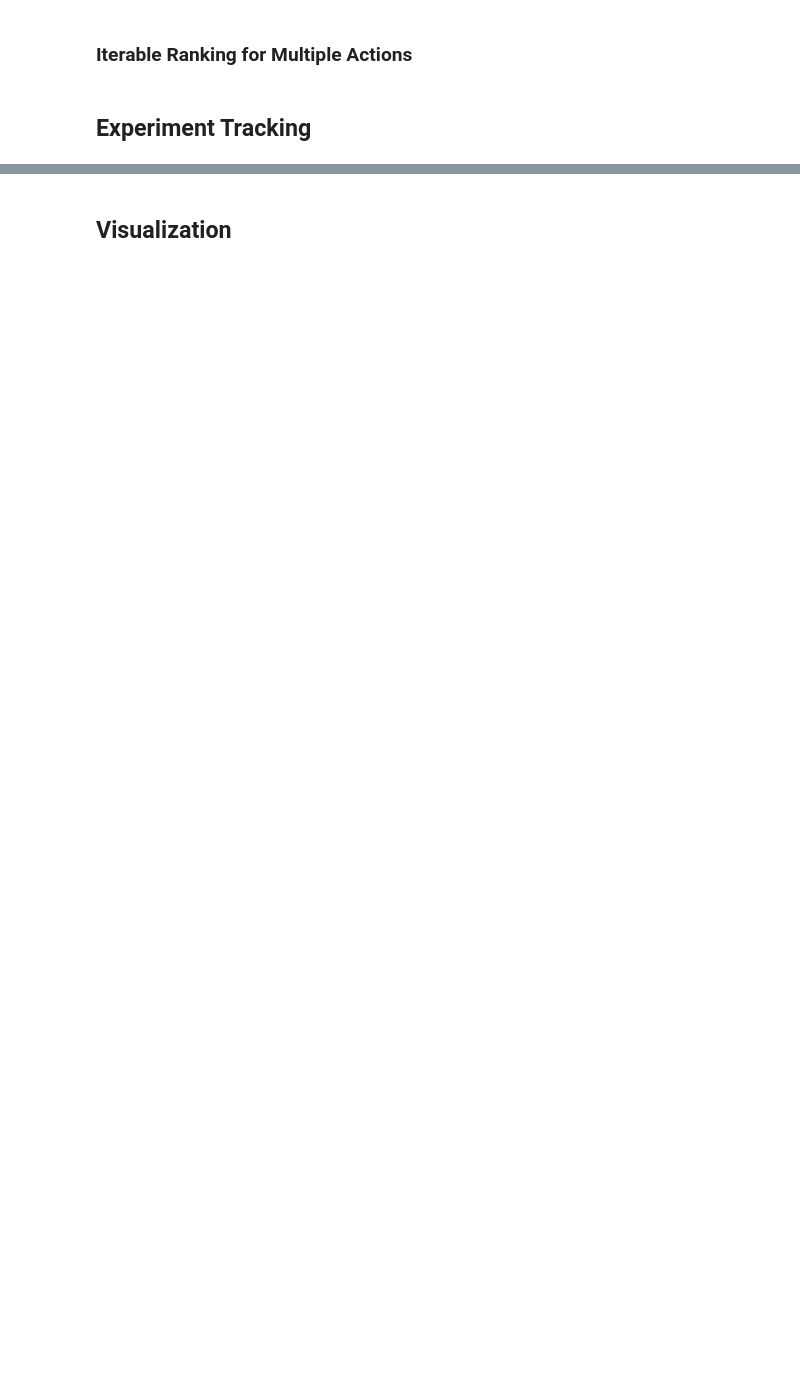
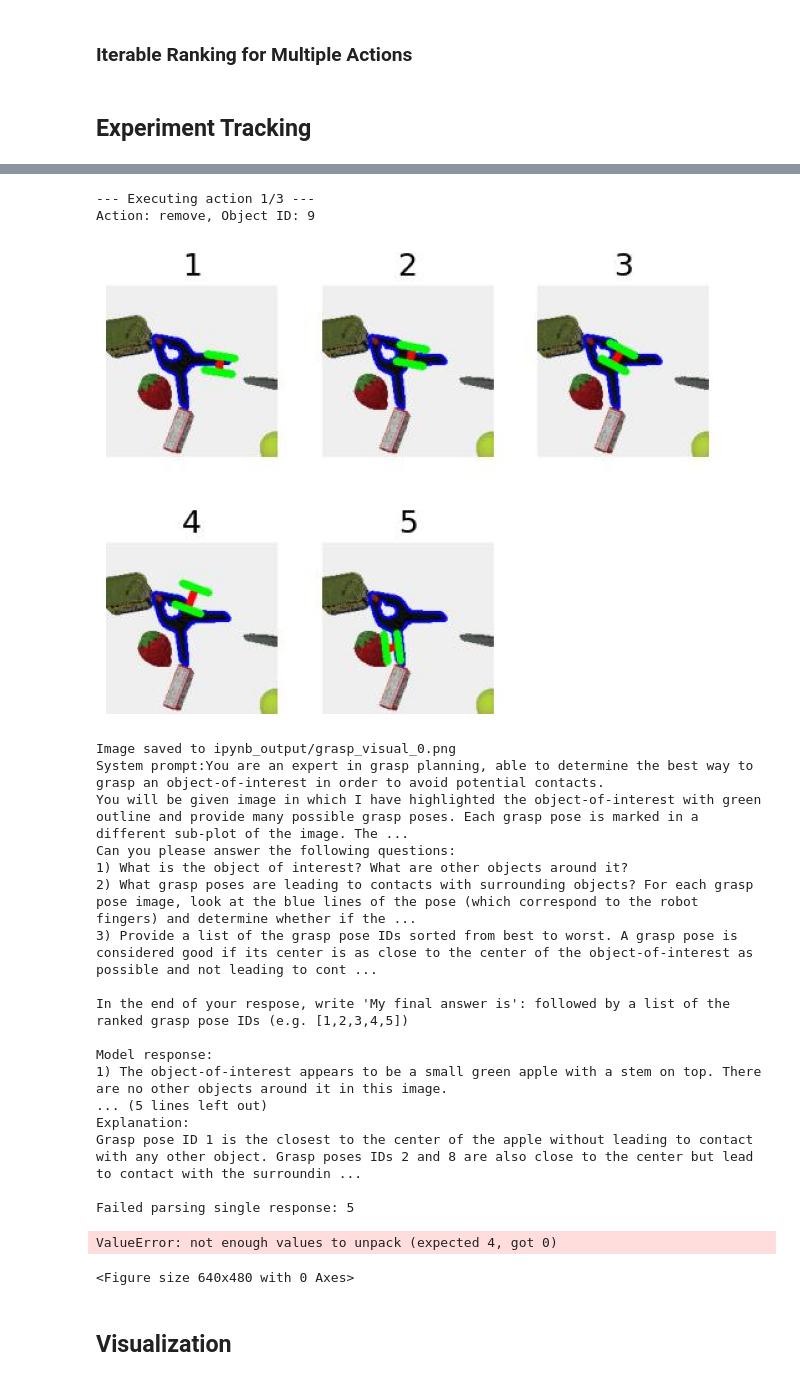
Before and after one commit to Vanessa-Taing/OWG_Mod, a Jupyter notebook: notebooks/owg_evaluation.ipynb, the cells around one changed output, grey strips where cells are left out. Cells and saved outputs as stored; diff of their text form; code cells hidden in the pictures; blank space fills up the shorter version.

```diff
--- a/notebooks/owg_evaluation.ipynb
+++ b/notebooks/owg_evaluation.ipynb
@@ -11,7 +13,7 @@ from pprint import pprint
 
 # helper function
 %matplotlib inline
-def display_image(path_or_array, size=(10, 10)):
+def display_image(path_or_array, size=(10, 10), save_path=None):
   if isinstance(path_or_array, str):
     image = np.asarray(Image.open(open(image_path, 'rb')).convert("RGB"))
   else:
@@ -21,6 +23,10 @@ def display_image(path_or_array, size=(10, 10)):
   plt.imshow(image)
   plt.axis('off')
   plt.show()
+
+  if save_path:
+        plt.savefig(save_path, bbox_inches='tight', pad_inches=0)
+        print(f"Image saved to {save_path}")
 # %% [markdown]
 ## Setup Pybullet Env
 # %%
@@ -181,16 +339,22 @@ from datetime import datetime
 from owg_mod.tracker import GraspStatsTracker
 # from owg_mod.mlflow_logger import MLflowLogger
 
-tracker = GraspStatsTracker()
+tracker = GraspStatsTracker(experiment_id=experiment_id)
 
 # mlogger = MLflowLogger(experiment_name="OWG_LLM_Tracing")
 # mlogger.start_run(run_name="grasp_experiment")
+# %%
+visual_output_dir = "ipynb_output/"
 # %%
-def execute_and_track_actions(actions, env, image, all_masks, all_grasp_rects, obj_ids, grasp_ranker, tracker):
+def execute_and_track_actions(actions, env, image, all_masks, all_grasp_rects, obj_ids, grasp_ranker, tracker, output_dir, difficulty_label=None, difficulty_score=None):
     if isinstance(actions, dict):
         actions = [actions]
 
-    for act in actions:
+    os.makedirs(output_dir, exist_ok=True)
+
+    for idx, act in enumerate(actions):
+        print(f"\n--- Executing action {idx + 1}/{len(actions)} ---")
+        print(f"Action: {act['action']}, Object ID: {act['input']}")
         obj_id = act['input']
         obj_grasps = all_grasp_rects[obj_id]
         obj_mask = all_masks[np.where(obj_ids == obj_id)[0][0]]
@@ -199,7 +363,8 @@ def execute_and_track_actions(actions, env, image, all_masks, all_grasp_rects, o
         # Optional: show visual prompt
         visual_prompt, _ = grasp_ranker.prepare_image_prompt(image.copy(), req_data)
         marked_image_grasping = visual_prompt[-1]
-        display_image(marked_image_grasping, (12, 6))
+        display_image(marked_image_grasping, (12, 6),
+                     save_path=os.path.join(output_dir, f'grasp_visual_{idx}.png'))
 
         # Rank grasps
         sorted_grasps, best_grasp, sorted_grasp_indices, metadata_rank = grasp_ranker.request(image.copy(), req_data)
@@ -218,13 +383,20 @@ def execute_and_track_actions(actions, env, image, all_masks, all_grasp_rects, o
             env.step_simulation()
 
         # Log result
+        uncertainty_snapshot = tracker.extract_uncertainty_snapshot()
+        additional_info = {}  # ADD
+        if difficulty_label:  # ADD
+            additional_info["scenario_difficulty"] = difficulty_label  # ADD
+            additional_info["difficulty_score"] = difficulty_score  # ADD
+
         tracker.record_grasp(
             success=success_grasp,
             object_id=obj_id,
             position=env.get_obj_pos(obj_id),
             retries=num_attempts - 1,
             grasp_index=act['grasps'],
-            additional_info={"timestamp": datetime.now().isoformat()}
+            uncertainty_snapshot=uncertainty_snapshot,
+            additional_info=additional_info  # MODIFIED
         )
         # mlogger.log_metrics({
         #     "success": float(success_grasp),
@@ -236,3 +408,4 @@ def execute_and_track_actions(actions, env, image, all_masks, all_grasp_rects, o
         #     "ranker_entropy": metadata_rank.get("entropy", -1),
         #     "ranker_confidence": metadata_rank.get("confidence", -1),
         # })
+        print(f"Success: {success_grasp}, Attempts: {num_attempts}")
@@ -306,0 +452,37 @@ print("✅ Uncertainty log saved to logs/uncertainty_logs.jsonl")
+# %%
+execute_and_track_actions(
+    actions=action,
+    env=env,
+    image=image,
+    all_masks=all_masks,
+    all_grasp_rects=all_grasp_rects,
+    obj_ids=obj_ids,
+    grasp_ranker=grasp_ranker,
+    tracker=tracker,
+    output_dir=visual_output_dir,
+    difficulty_label=difficulty_label,      # ADD
+    difficulty_score=difficulty_score
+)
+# %% [output]
+--- Executing action 1/3 ---
+Action: remove, Object ID: 9
+[figure, added]
+Image saved to ipynb_output/grasp_visual_0.png
+System prompt:You are an expert in grasp planning, able to determine the best way to grasp an object-of-interest in order to avoid potential contacts.
+You will be given image in which I have highlighted the object-of-interest with green outline and provide many possible grasp poses. Each grasp pose is marked in a different sub-plot of the image. The ...
+Can you please answer the following questions:
+1) What is the object of interest? What are other objects around it?
+2) What grasp poses are leading to contacts with surrounding objects? For each grasp pose image, look at the blue lines of the pose (which correspond to the robot fingers) and determine whether if the ...
+3) Provide a list of the grasp pose IDs sorted from best to worst. A grasp pose is considered good if its center is as close to the center of the object-of-interest as possible and not leading to cont ...
+
+In the end of your respose, write 'My final answer is': followed by a list of the ranked grasp pose IDs (e.g. [1,2,3,4,5])
+
+Model response:
+1) The object-of-interest appears to be a small green apple with a stem on top. There are no other objects around it in this image.
+... (5 lines left out)
+Explanation:
+Grasp pose ID 1 is the closest to the center of the apple without leading to contact with any other object. Grasp poses IDs 2 and 8 are also close to the center but lead to contact with the surroundin ...
+
+Failed parsing single response: 5
+ValueError: not enough values to unpack (expected 4, got 0)
+<Figure size 640x480 with 0 Axes>
```
Also changed, not shown: parts of 20 cells of this notebook, 11 other files.
